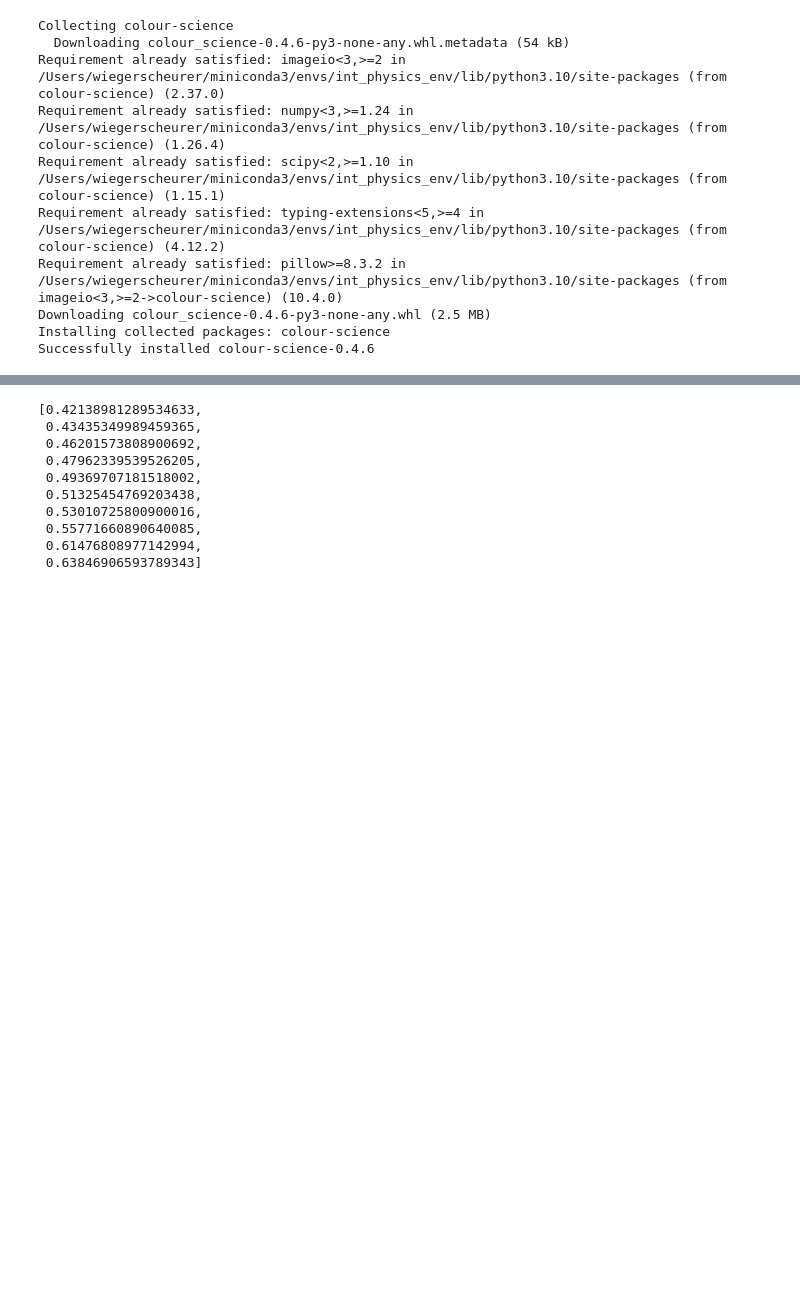
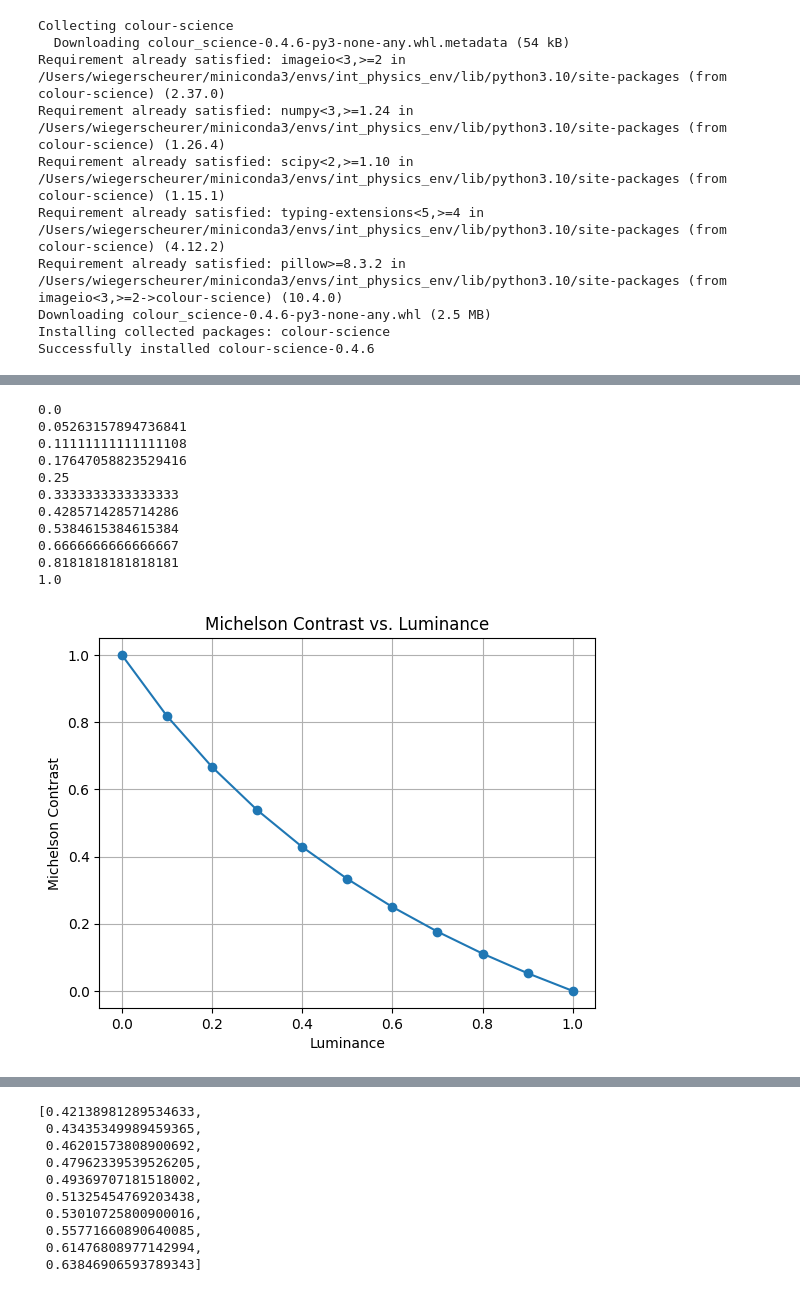
Before and after one commit to WiegerScheurer/physicspred, a Jupyter notebook: Notebooks/equal_lumen.ipynb, the cells around one changed output, grey strips where cells are left out. Drawn from its saved outputs; the diff is of its cells as text; code cells hidden in the pictures; blank space fills up the shorter version.

Commit message:
michelson contrast compensation

```diff
--- a/Notebooks/equal_lumen.ipynb
+++ b/Notebooks/equal_lumen.ipynb
@@ -41,0 +123,29 @@ Successfully installed colour-science-0.4.6
+# %%
+for i in range(0, 11):
+    lum = 1 - (i/10)
+    print(michelson_contrast(1, lum))
+
+# Prepare data for plotting
+luminance_values = [1 - (i / 10) for i in range(11)]
+contrast_values = [michelson_contrast(1, lum) for lum in luminance_values]
+
+# Plot the data
+plt.plot(luminance_values, contrast_values, marker='o')
+plt.xlabel('Luminance')
+plt.ylabel('Michelson Contrast')
+plt.title('Michelson Contrast vs. Luminance')
+plt.grid(True)
+plt.show()
+# %% [output]
+0.0
+0.05263157894736841
+0.11111111111111108
+0.17647058823529416
+0.25
+0.3333333333333333
+0.4285714285714286
+0.5384615384615384
+0.6666666666666667
+0.8181818181818181
+1.0
+[figure, added]
```
Also changed, not shown: parts of 2 cells of this notebook, 18 other files.
